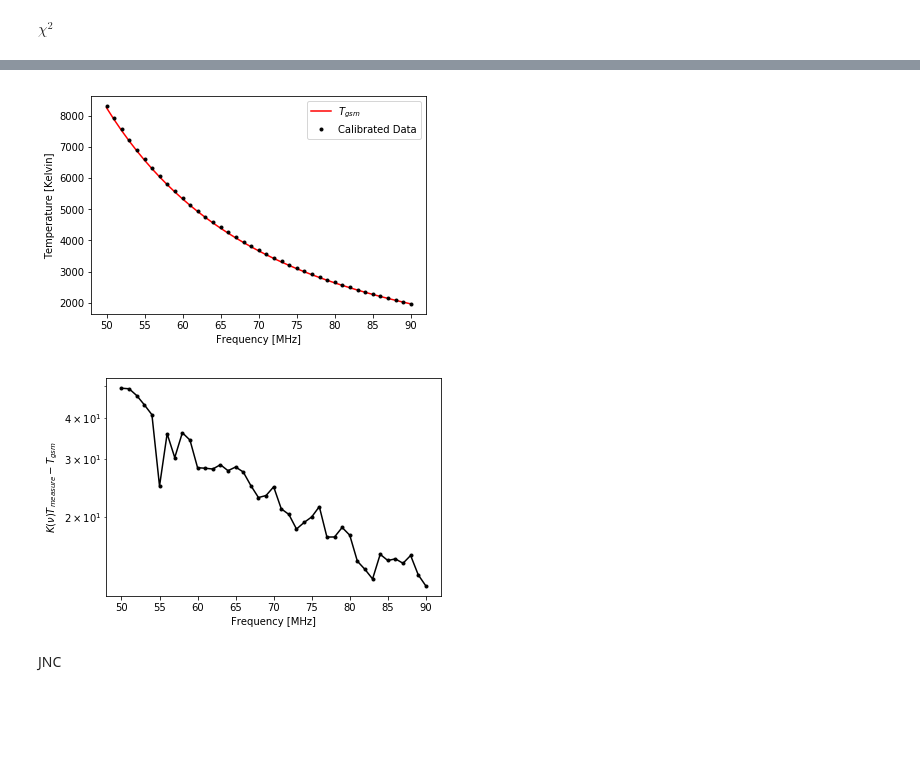
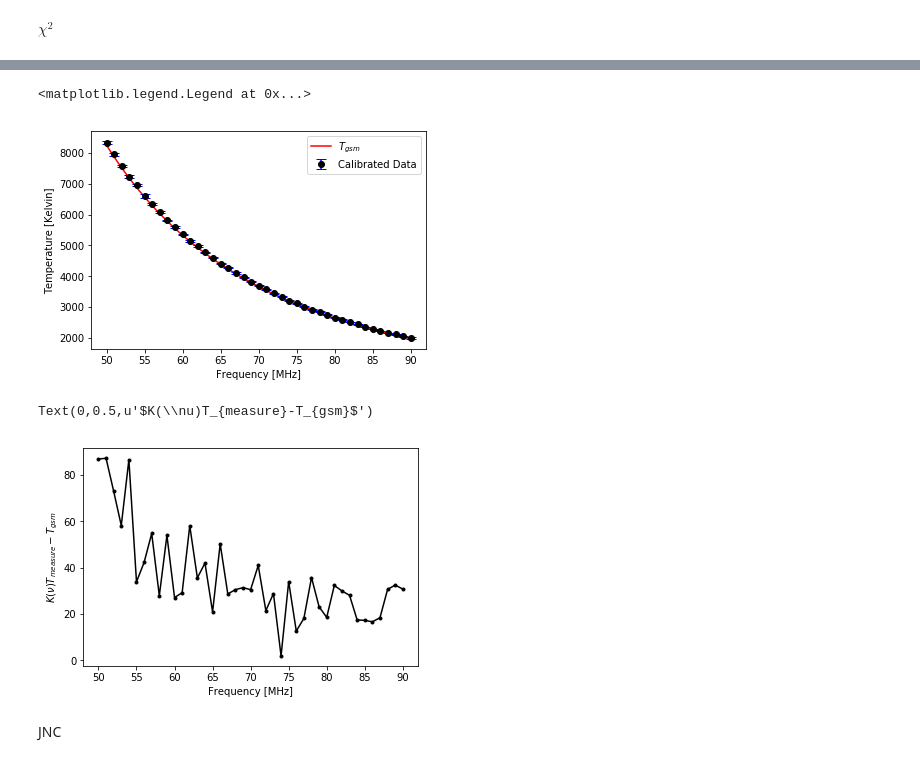
Before and after one commit to HiramHerrera/SciHi, a Jupyter notebook: calibration.ipynb, the cells around one changed output, grey strips where cells are left out. Saved outputs shown, nothing was run; the diff lists cells and outputs as text; code cells hidden in the pictures; blank space fills up the shorter version.

```diff
--- a/calibration.ipynb
+++ b/calibration.ipynb
@@ -87,19 +105,21 @@ plt.savefig(impath+'K_nu.png')
 # %%
 plt.plot(freqs,Tgsm, 'r',label=r'$T_{gsm}$')
-plt.plot(freqs,K_nu*Tmeas,'.k', label = 'Calibrated Data')
+plt.errorbar(freqs,K_nu*Tmeas,yerr=Tstd, color='k',fmt='o',ecolor='b', capsize=5, label = 'Calibrated Data')
 plt.xlabel('Frequency [MHz]')
 plt.ylabel('Temperature [Kelvin]')
 plt.legend()
-plt.savefig(impath+'calibrated.png')
+#plt.savefig(impath+'calibrated_3.png')
 # %% [output]
+<matplotlib.legend.Legend at 0x...>
-[figure, old version]
+[figure, new version]
 # %%
-plt.semilogy(freqs,abs(K_nu*Tmeas - Tgsm),'.-k')
+plt.plot(freqs,abs(K_nu*Tmeas - Tgsm),'.-k')
 plt.xlabel('Frequency [MHz]')
 plt.ylabel(r'$K(\nu)T_{measure}-T_{gsm}$')
-plt.savefig(impath+'KTmeas-Tgsm.png')
+#plt.savefig(impath+'KTmeas-Tgsm_3.png')
 # %% [output]
+Text(0,0.5,u'$K(\\nu)T_{measure}-T_{gsm}$')
-[figure, old version]
+[figure, new version]
 # %% [markdown]
 JNC
 # %%
```
Also changed, not shown: parts of 62 cells of this notebook, 4 other files.
